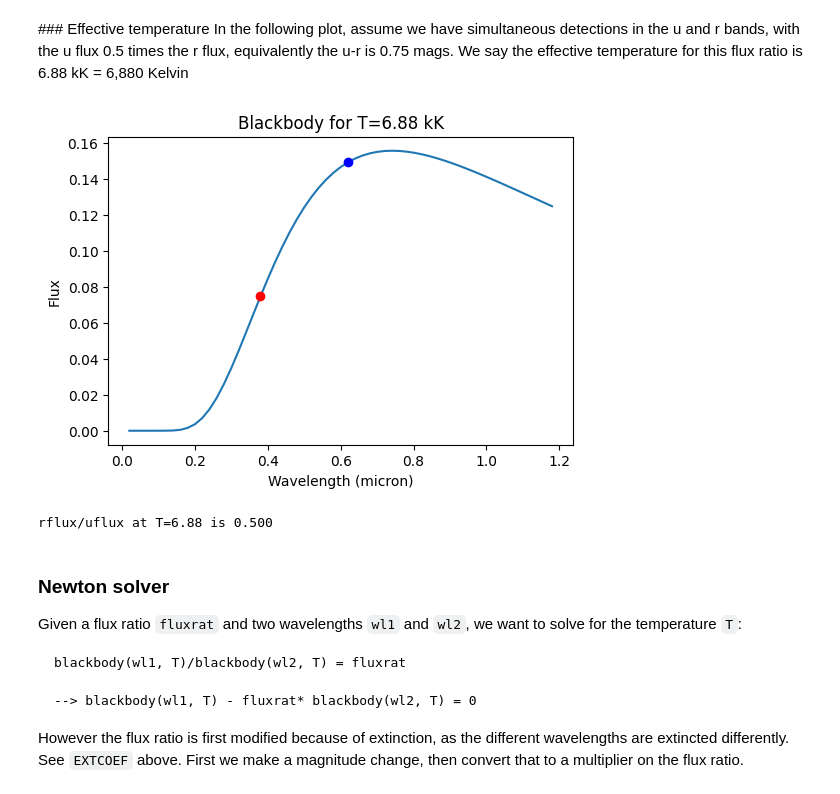
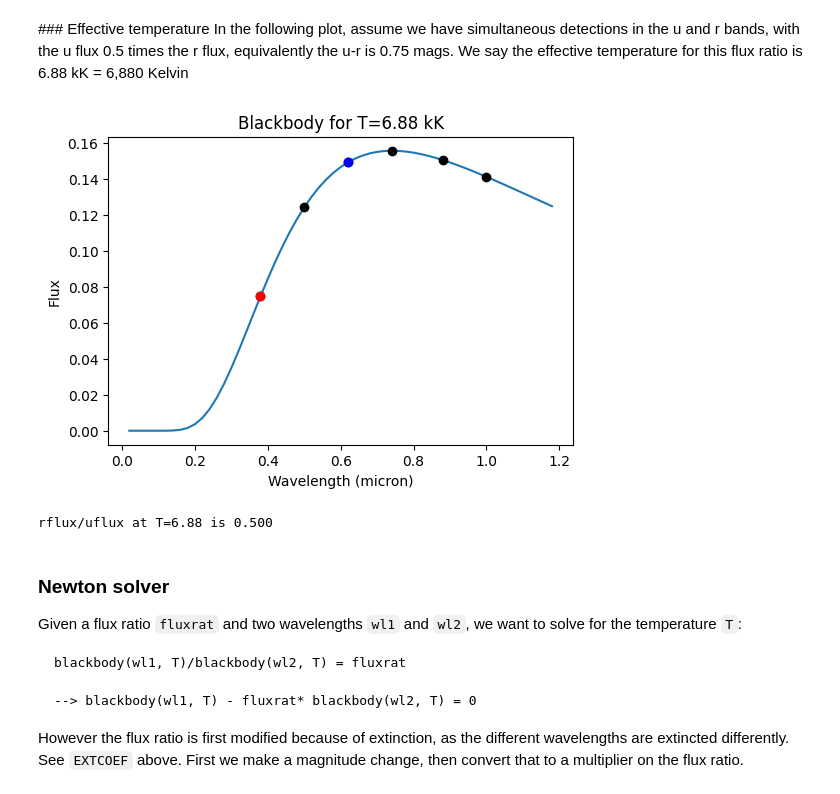
Before and after one commit to lsst-uk/lasair-examples, a Jupyter notebook: notebooks/features/5_revisit.ipynb, the cells around one changed output. Cells and saved outputs as stored; diff of their text form; code cells hidden in the pictures.

```diff
--- a/notebooks/features/5_revisit.ipynb
+++ b/notebooks/features/5_revisit.ipynb
@@ -86,31 +86,34 @@ We say the effective temperature for this flux ratio is 6.88 kK = 6,880 Kelvin
 # %%
 import matplotlib.pyplot as plt
 fig = plt.figure(figsize=(6,4))
 ax = plt.subplot(1, 1, 1)
 
 temp = 6.88  # already know this is the answer!
 wl = []
 flux = []
 for iwl in range(1,60):
     w = 0.02*iwl
     wl.append(w)
     flux.append(blackbody(w, temp))
 ax.plot(wl, flux)
 
+for i in range(len(WL)):
+    b = blackbody(WL[i], temp)
+    ax.plot(WL[i], b, 'ko')
 b0 = blackbody(WL[0], temp)
 ax.plot(WL[0], b0, 'ro')   # red spot at 0.380 micron
-
 b2 = blackbody(WL[2], temp)
 ax.plot(WL[2], b2, 'bo')   # blue spot at 0.620 micron
+
 plt.title('Blackbody for T=%.2f kK' % temp)
 plt.xlabel("Wavelength (micron)")
 plt.ylabel("Flux")
 plt.show()
 
 # if we chose the temperature correctly, should get flux ratio 0.5
 print('rflux/uflux at T=%.2f is %.3f' % (temp, b0/b2))
 # %% [output]
-[figure, old version]
+[figure, new version]
 rflux/uflux at T=6.88 is 0.500
 # %% [markdown]
 ### Newton solver
```
Also changed, not shown: 2 other files.
